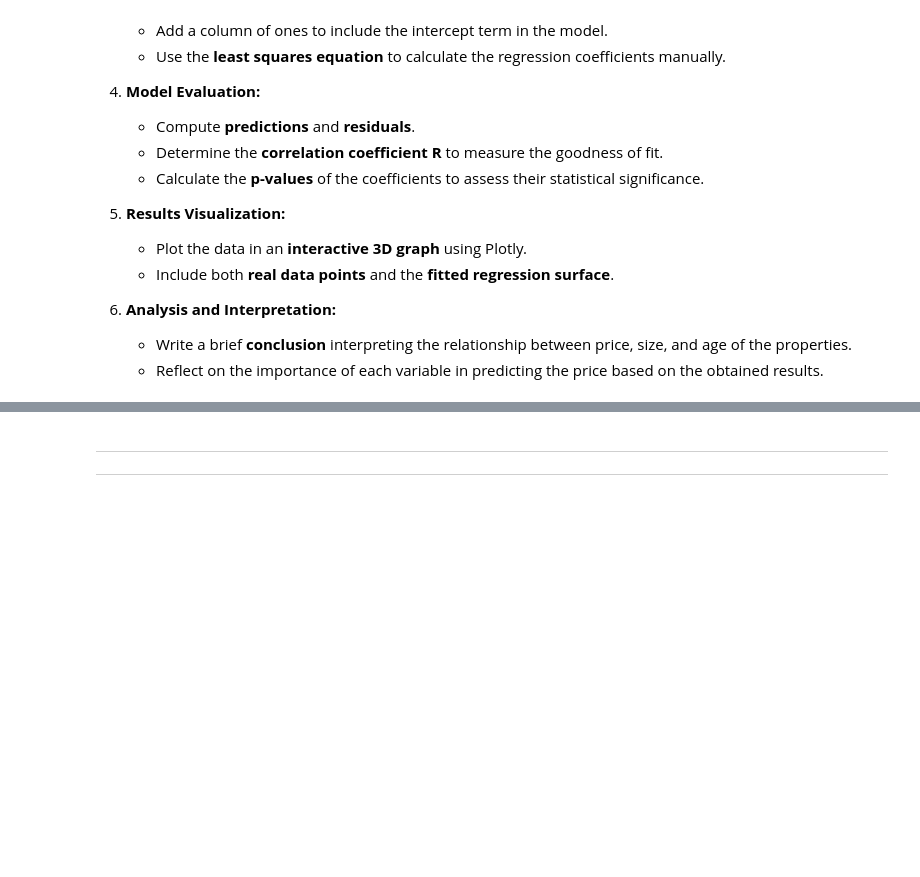
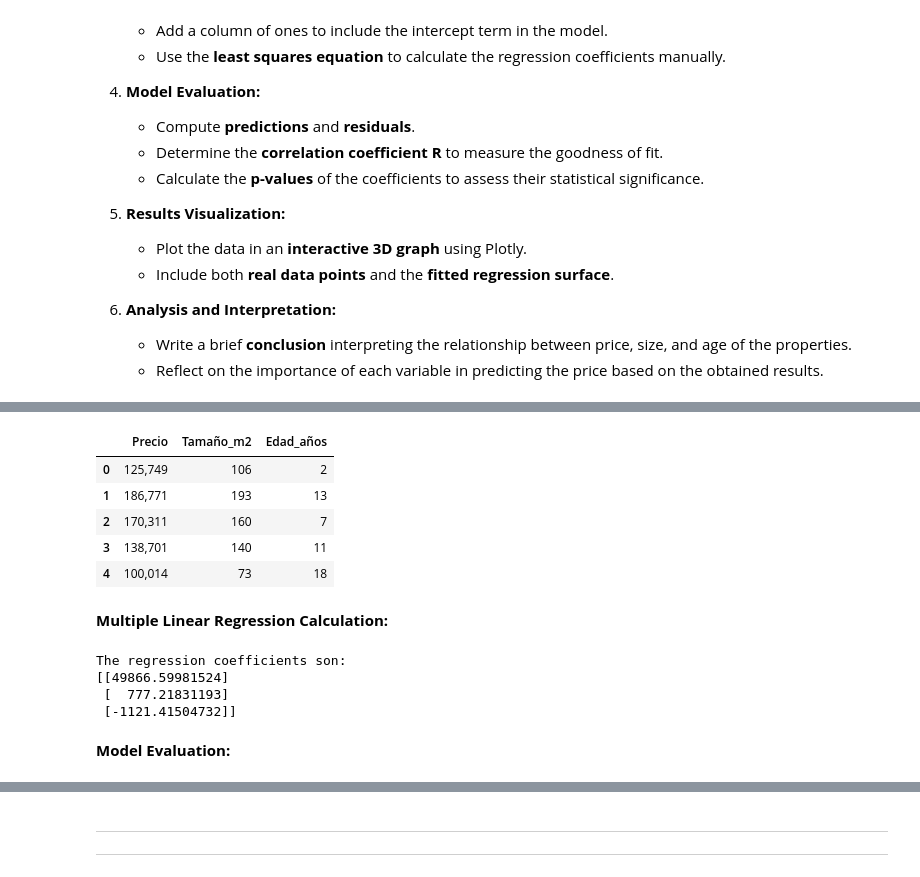
Before and after one commit to 22277527/MTV_MartinezOrtsHugo, a Jupyter notebook: Modulo 2 Anova/Multivariate analysis/UA2_S1.ipynb, the cells around one changed output, grey strips where cells are left out. Saved outputs shown, nothing was run; the diff lists cells and outputs as text; code cells hidden in the pictures; blank space fills up the shorter version.

```diff
--- a/Modulo 2 Anova/Multivariate analysis/UA2_S1.ipynb
+++ b/Modulo 2 Anova/Multivariate analysis/UA2_S1.ipynb
@@ -35,0 +62,18 @@ In this exercise, you will analyze the impact of **size (m²)** and **age (years
+# %%
+#Round all numerical values to the nearest integer.
+df = df.round(0).astype(int)
+# %%
+#Configure pandas to display numbers without decimals and without thousand separators.
+pd.options.display.float_format = '{:,.0f}'.format
+pd.options.display.max_columns = None  # Para mostrar todas las columnas
+
+df.head(5)
+# %% [output]
+|  | Precio | Tamaño_m2 | Edad_años |
+| 0 | 125,749 | 106 | 2 |
+| 1 | 186,771 | 193 | 13 |
+| 2 | 170,311 | 160 | 7 |
+| 3 | 138,701 | 140 | 11 |
+| 4 | 100,014 | 73 | 18 |
+# %% [markdown]
+**Multiple Linear Regression Calculation:**
@@ -35,0 +87,13 @@ In this exercise, you will analyze the impact of **size (m²)** and **age (years
+# %%
+# Calculate the egression coefficients manually
+beta = np.linalg.inv(X.T @ X) @ X.T @ y
+
+print('The regression coefficients son:')
+print(beta)
+# %% [output]
+The regression coefficients son:
+[[49866.59981524]
+ [  777.21831193]
+ [-1121.41504732]]
+# %% [markdown]
+**Model Evaluation:**
```
Also changed, not shown: parts of 32 cells of this notebook.
